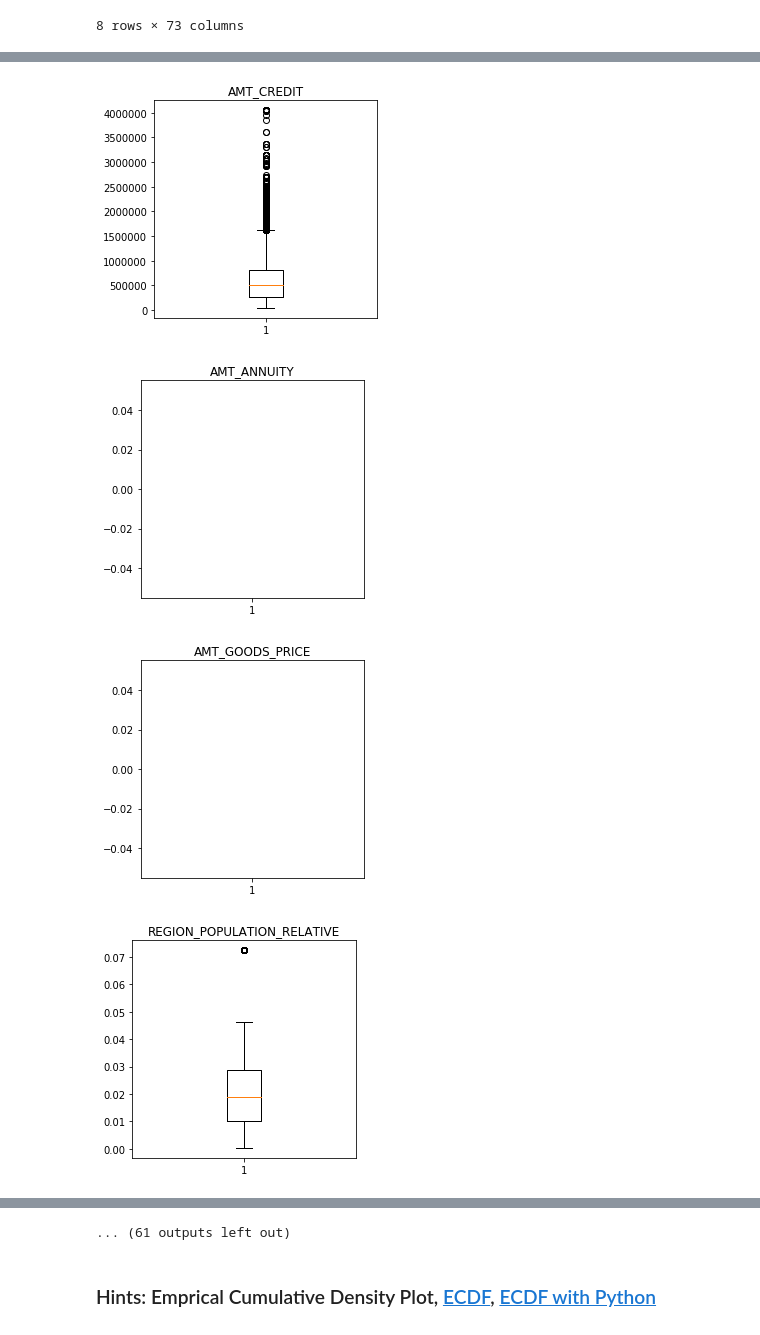
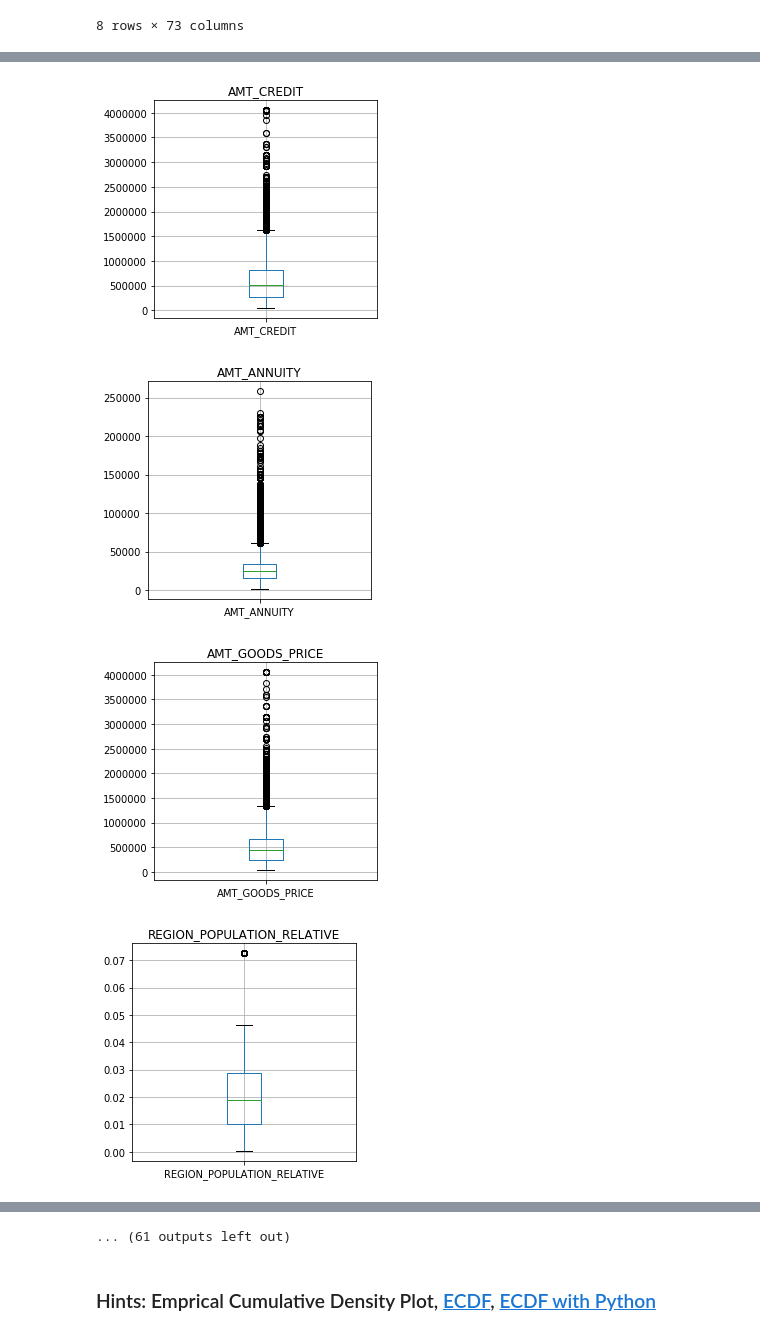
Before and after one commit to strive722/ML-100-Days, a Jupyter notebook: Day_006_HW.ipynb, the cells around one changed output, grey strips where cells are left out. Saved outputs shown, nothing was run; the diff lists cells and outputs as text; code cells hidden in the pictures.

```diff
--- a/Day_006_HW.ipynb
+++ b/Day_006_HW.ipynb
@@ -60,5 +60,6 @@ numeric_columns[numeric_cols].describe()
 for col in numeric_cols:
     plt.figure(figsize=(4,4))
     plt.title(col)
-    plt.boxplot(numeric_columns[col])
+    numeric_columns[[col]].boxplot()
+    #plt.boxplot(numeric_columns[col],vert=False)
 # %% [output]
@@ -68,4 +69,4 @@ for col in numeric_cols:
-[figure, old version]
+[figure, new version]
-[figure, old version]
+[figure, new version]
-[figure, old version]
+[figure, new version]
-[figure, old version]
+[figure, new version]
```
Also changed, not shown: parts of 1 cell of this notebook.
